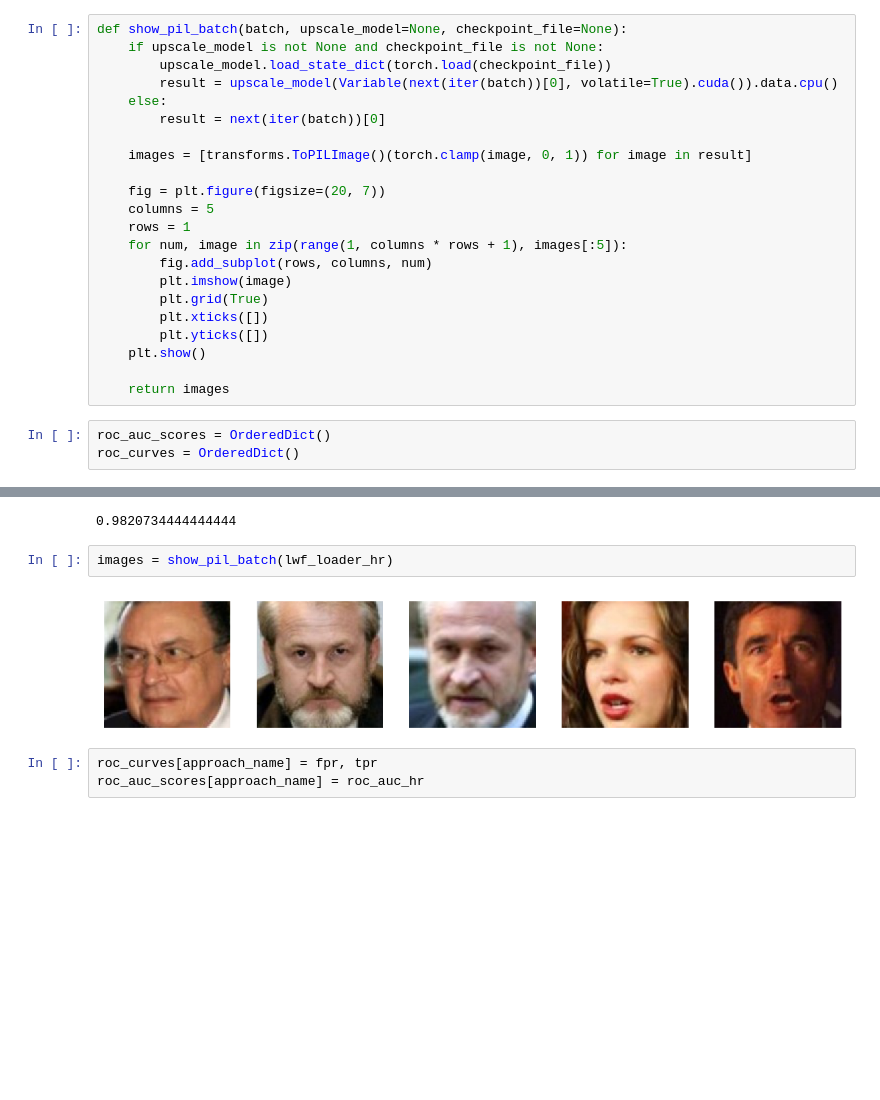
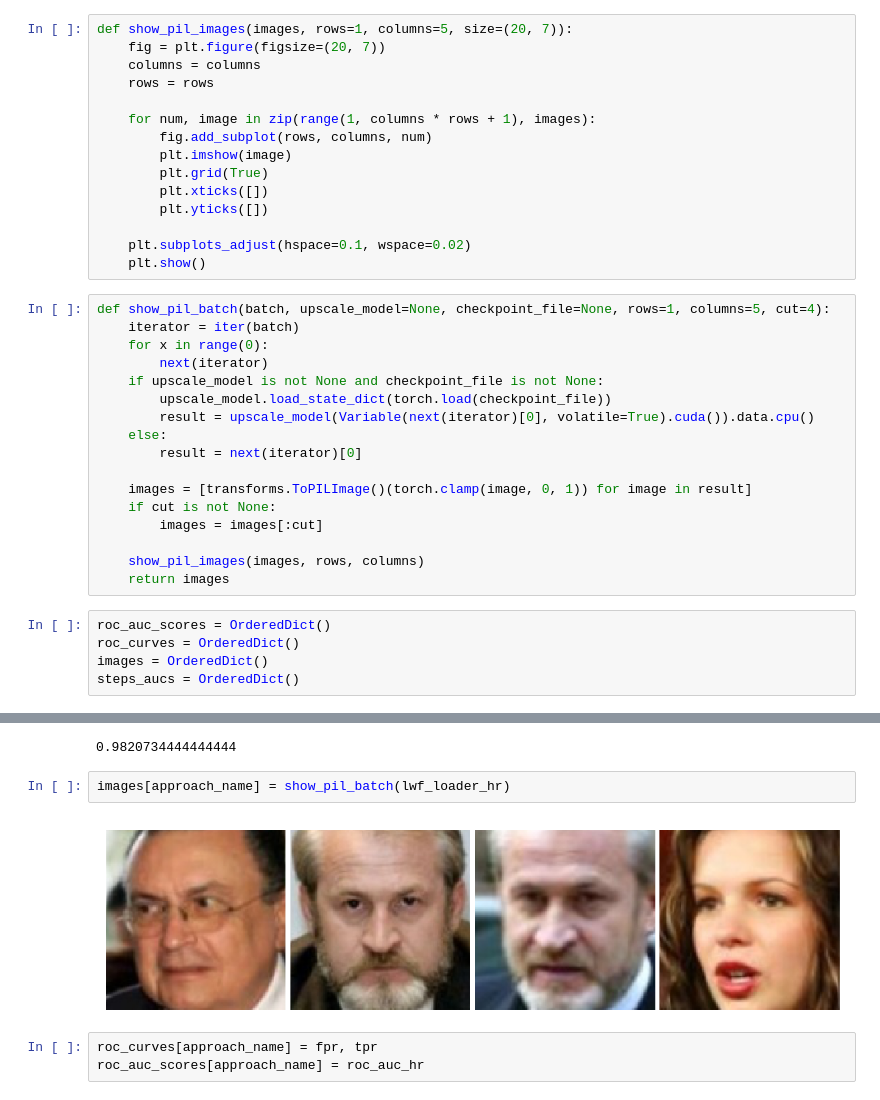
Before and after one commit to Alpus/face_super_resolution, a Jupyter notebook: recognition_test.ipynb, the cells around one changed output, grey strips where cells are left out. Cells and saved outputs as stored; diff of their text form; blank space fills up the shorter version.

```diff
--- a/recognition_test.ipynb
+++ b/recognition_test.ipynb
@@ -200,29 +205,41 @@ def draw_rocs(roc_curves, colors=COLORS_LIST, crop=False):
     plt.show()
+# %%
+def show_pil_images(images, rows=1, columns=5, size=(20, 7)):
+    fig = plt.figure(figsize=(20, 7))
+    columns = columns
+    rows = rows
+
+    for num, image in zip(range(1, columns * rows + 1), images):
+        fig.add_subplot(rows, columns, num)
+        plt.imshow(image)
+        plt.grid(True)
+        plt.xticks([])
+        plt.yticks([])
+
+    plt.subplots_adjust(hspace=0.1, wspace=0.02)
+    plt.show()
 # %%
-def show_pil_batch(batch, upscale_model=None, checkpoint_file=None):
+def show_pil_batch(batch, upscale_model=None, checkpoint_file=None, rows=1, columns=5, cut=4):
+    iterator = iter(batch)
+    for x in range(0):
+        next(iterator)
     if upscale_model is not None and checkpoint_file is not None:
         upscale_model.load_state_dict(torch.load(checkpoint_file))
-        result = upscale_model(Variable(next(iter(batch))[0], volatile=True).cuda()).data.cpu()
+        result = upscale_model(Variable(next(iterator)[0], volatile=True).cuda()).data.cpu()
     else:
-        result = next(iter(batch))[0]
+        result = next(iterator)[0]
 
     images = [transforms.ToPILImage()(torch.clamp(image, 0, 1)) for image in result]
+    if cut is not None:
+        images = images[:cut]
 
-    fig = plt.figure(figsize=(20, 7))
-    columns = 5
-    rows = 1
-    for num, image in zip(range(1, columns * rows + 1), images[:5]):
-        fig.add_subplot(rows, columns, num)
-        plt.imshow(image)
-        plt.grid(True)
-        plt.xticks([])
-        plt.yticks([])
-    plt.show()
-
+    show_pil_images(images, rows, columns)
     return images
 # %%
 roc_auc_scores = OrderedDict()
 roc_curves = OrderedDict()
+images = OrderedDict()
+steps_aucs = OrderedDict()
 # %% [markdown]
 ## HR
 # %%
@@ -244,9 +261,9 @@ roc_auc_hr
 [figure]
 0.9820734444444444
 # %%
-images = show_pil_batch(lwf_loader_hr)
+images[approach_name] = show_pil_batch(lwf_loader_hr)
 # %% [output]
-[figure, old version]
+[figure, new version]
 # %%
 roc_curves[approach_name] = fpr, tpr
 roc_auc_scores[approach_name] = roc_auc_hr
```
Also changed, not shown: parts of 30 cells of this notebook, 2 other files.
